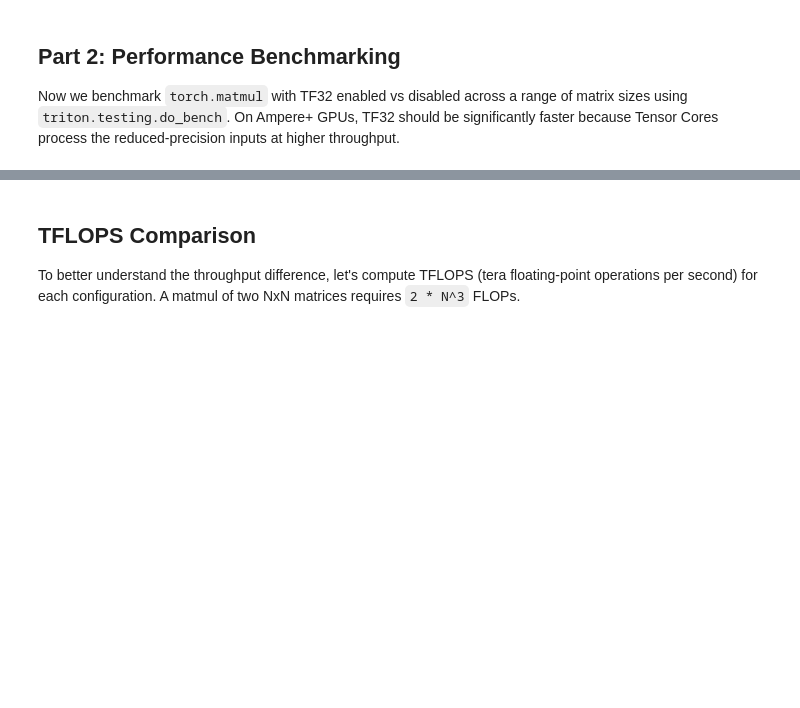
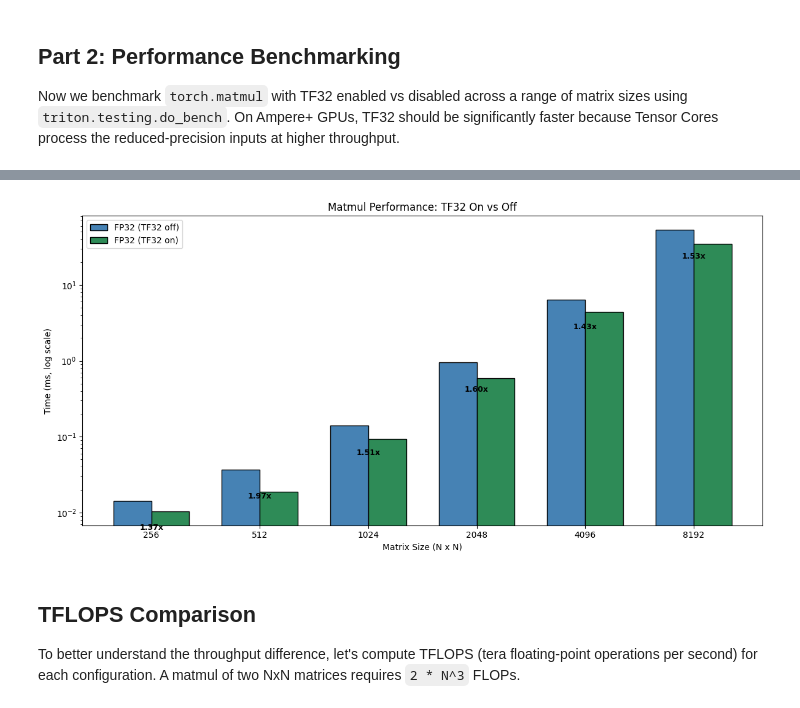
Before and after one commit to pramodith/kernel-engineering, a Jupyter notebook: notebooks/tf32_precision_and_performance.ipynb, the cells around one changed output, grey strips where cells are left out. Saved outputs shown, nothing was run; the diff lists cells and outputs as text; code cells hidden in the pictures; blank space fills up the shorter version.

```diff
--- a/notebooks/tf32_precision_and_performance.ipynb
+++ b/notebooks/tf32_precision_and_performance.ipynb
@@ -156,22 +175,3 @@ Let's look at the element-wise error distribution for a single large matmul to u
-# %%
-N = 2048
-res, fp32_abs_err, tf32_abs_err = measure_precision(N, N, N, seed=123, return_errors=True)
-
-fp32_errs = fp32_abs_err.cpu().numpy().flatten()
-tf32_errs = tf32_abs_err.cpu().numpy().flatten()
-
-fig, ax = plt.subplots(figsize=(10, 5))
-ax.hist(fp32_errs, bins=100, alpha=0.7, label="FP32 (TF32 off)", color="steelblue", density=True)
-ax.hist(tf32_errs, bins=100, alpha=0.7, label="FP32 (TF32 on)", color="indianred", density=True)
-ax.set_xlabel("Absolute Error vs FP64 Reference")
-ax.set_ylabel("Density")
-ax.set_title(f"Error Distribution for {N}x{N} Matmul")
-ax.legend()
-plt.tight_layout()
-plt.show()
-
-print(f"FP32 (TF32 off) — mean: {fp32_errs.mean():.6e}, max: {fp32_errs.max():.6e}")
-print(f"FP32 (TF32 on)  — mean: {tf32_errs.mean():.6e}, max: {tf32_errs.max():.6e}")
 # %% [markdown]
 ## Part 2: Performance Benchmarking
 
@@ -188,12 +188,12 @@ for N in bench_sizes:
     A = torch.randn(N, N, device="cuda", dtype=torch.float32)
     B = torch.randn(N, N, device="cuda", dtype=torch.float32)
 
-    # Benchmark with TF32 disabled
-    torch.backends.cuda.matmul.allow_tf32 = False
+    # Benchmark with TF32 disabled (strict IEEE FP32)
+    torch.backends.cuda.matmul.fp32_precision = "ieee"
     ms_fp32 = triton.testing.do_bench(lambda: A @ B, warmup=25, rep=100)
 
     # Benchmark with TF32 enabled
-    torch.backends.cuda.matmul.allow_tf32 = True
+    torch.backends.cuda.matmul.fp32_precision = "tf32"
     ms_tf32 = triton.testing.do_bench(lambda: A @ B, warmup=25, rep=100)
 
     speedup = ms_fp32 / ms_tf32
@@ -202,29 +211,34 @@ for N in bench_sizes:
 # %%
 labels = [str(s) for s in bench_sizes]
 fp32_times = [r[1] for r in bench_results]
 tf32_times = [r[2] for r in bench_results]
 speedups = [r[3] for r in bench_results]
 
 x = np.arange(len(labels))
 width = 0.35
 
 fig, ax = plt.subplots(figsize=(12, 6))
 bars1 = ax.bar(x - width / 2, fp32_times, width, label="FP32 (TF32 off)", color="steelblue", edgecolor="black")
 bars2 = ax.bar(x + width / 2, tf32_times, width, label="FP32 (TF32 on)", color="seagreen", edgecolor="black")
 
+ax.set_yscale("log")
+
+# Annotate speedup inside the taller bar
 for i, (b1, b2, s) in enumerate(zip(bars1, bars2, speedups)):
     top = max(b1.get_height(), b2.get_height())
-    ax.text(x[i], top * 1.02, f"{s:.2f}x", ha="center", va="bottom", fontsize=9, fontweight="bold")
+    ax.text(x[i], top * 0.5, f"{s:.2f}x", ha="center", va="top", fontsize=9, fontweight="bold")
 
 ax.set_xlabel("Matrix Size (N x N)")
-ax.set_ylabel("Time (ms)")
+ax.set_ylabel("Time (ms, log scale)")
 ax.set_title("Matmul Performance: TF32 On vs Off")
 ax.set_xticks(x)
 ax.set_xticklabels(labels)
 ax.legend()
 
 plt.tight_layout()
 plt.show()
+# %% [output]
+[figure, added]
 # %% [markdown]
 ## TFLOPS Comparison
 
```
Also changed, not shown: parts of 10 cells of this notebook.
